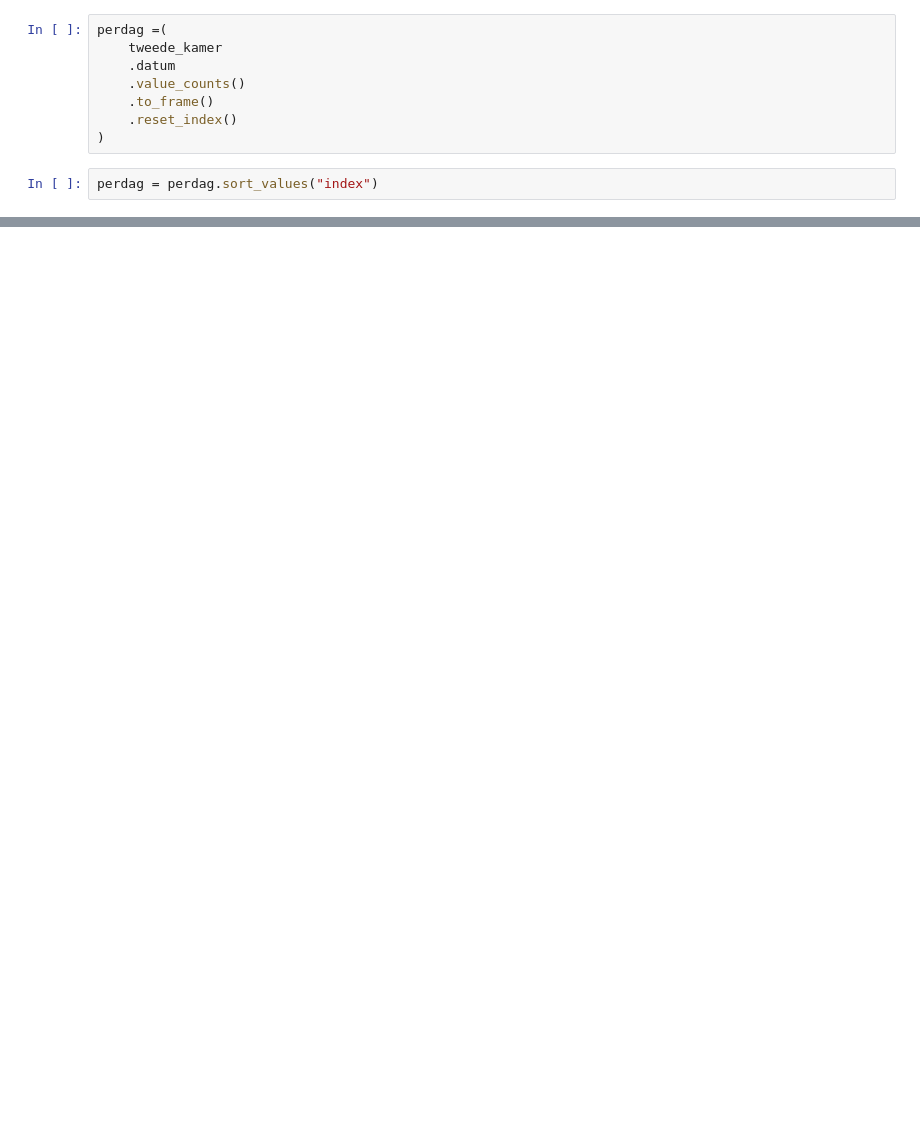
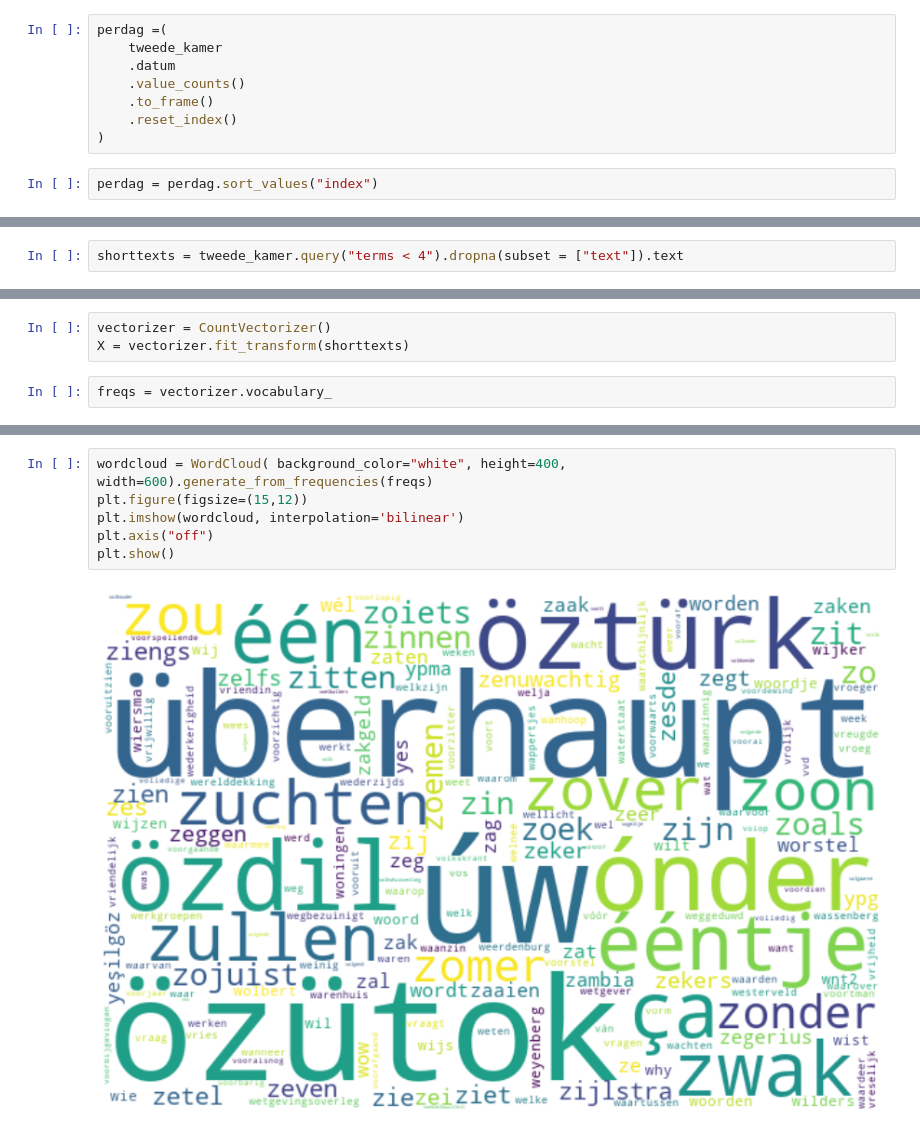
Before and after one commit to longhowlam/kamer_debatten, a Jupyter notebook: speeches.ipynb, the cells around one changed output, grey strips where cells are left out. Saved outputs shown, nothing was run; the diff lists cells and outputs as text; blank space fills up the shorter version.

Commit message:
analysis of terms

```diff
--- a/speeches.ipynb
+++ b/speeches.ipynb
@@ -155,0 +152,2 @@ Name: terms, dtype: float64
+# %%
+shorttexts = tweede_kamer.query("terms < 4").dropna(subset = ["text"]).text
@@ -155,0 +169,5 @@ Name: terms, dtype: float64
+# %%
+vectorizer = CountVectorizer()
+X = vectorizer.fit_transform(shorttexts)
+# %%
+freqs = vectorizer.vocabulary_
@@ -155,0 +197,8 @@ Name: terms, dtype: float64
+# %%
+wordcloud = WordCloud( background_color="white", height=400, width=600).generate_from_frequencies(freqs)
+plt.figure(figsize=(15,12))
+plt.imshow(wordcloud, interpolation='bilinear')
+plt.axis("off")
+plt.show()
+# %% [output]
+[figure, added]
```
Also changed, not shown: parts of 24 cells of this notebook.
